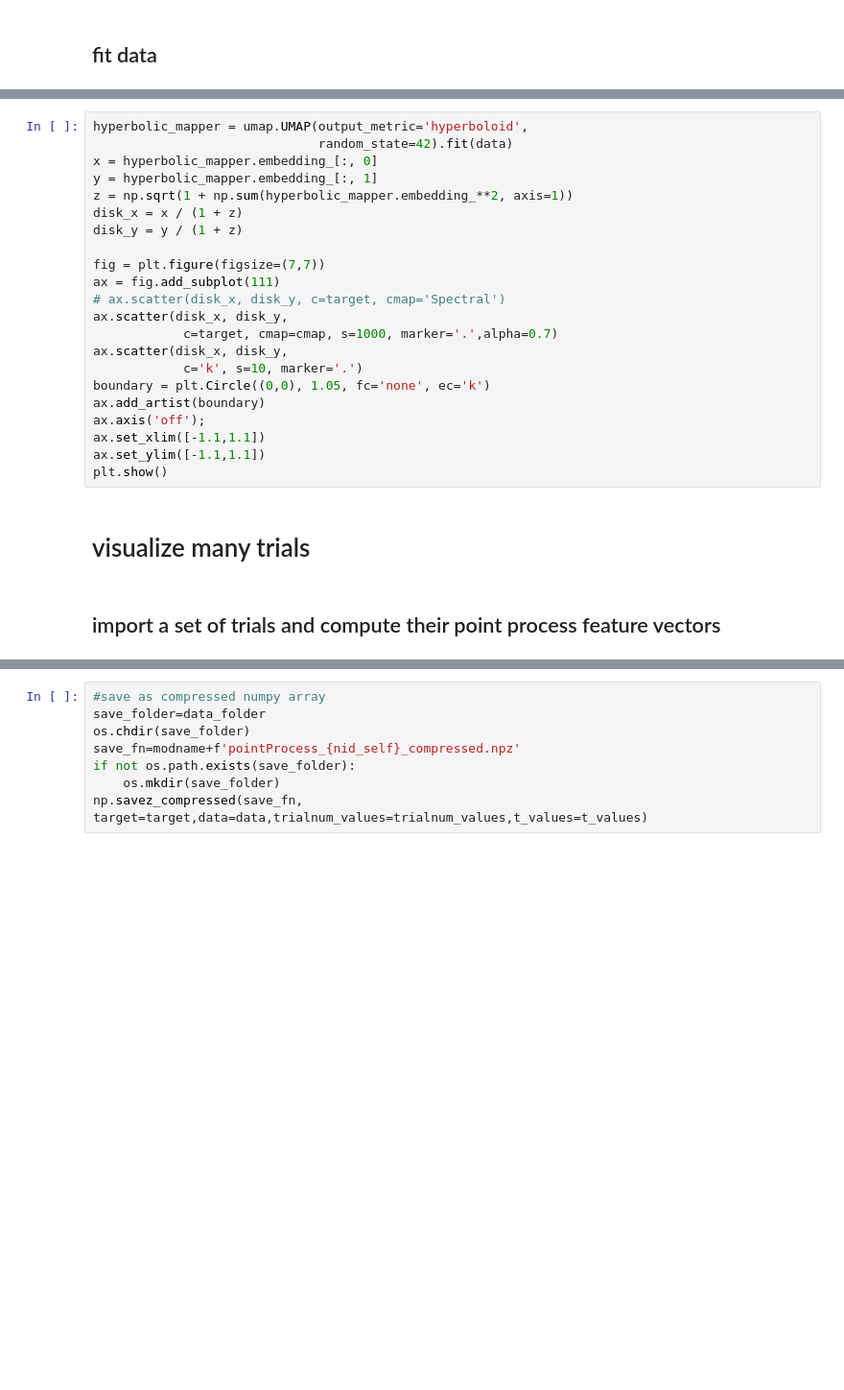
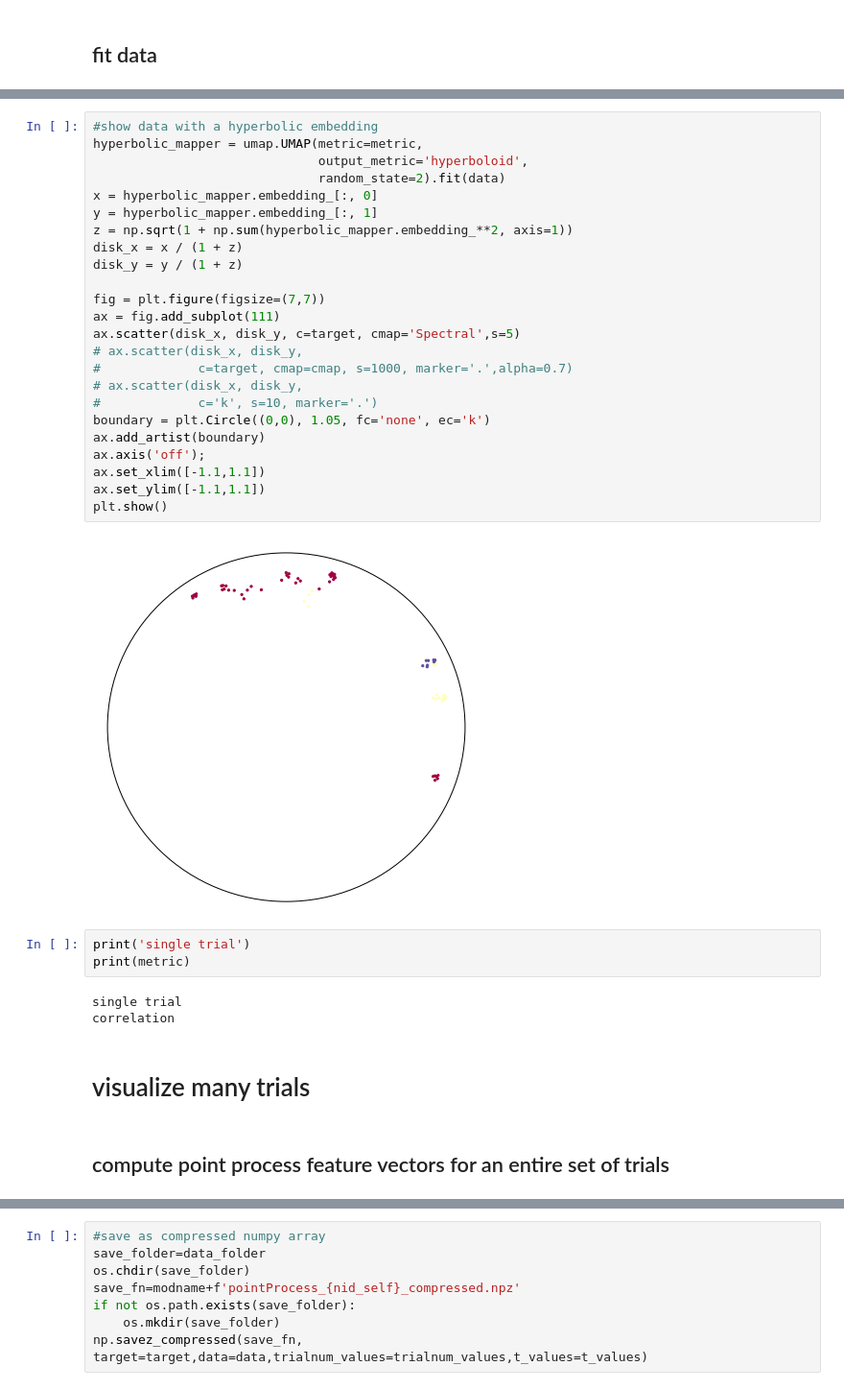
Before and after one commit to TimtheTyrant/neurophysics, a Jupyter notebook: notebooks/Visualizing Nonlinear Dimension Reduction of Neural Point Processes.ipynb, the cells around one changed output, grey strips where cells are left out. Shown at 96% size. Drawn from its saved outputs; the diff is of its cells as text; blank space fills up the shorter version.

```diff
--- a/notebooks/Visualizing Nonlinear Dimension Reduction of Neural Point Processes.ipynb
+++ b/notebooks/Visualizing Nonlinear Dimension Reduction of Neural Point Processes.ipynb
@@ -168,29 +197,39 @@ fig.show()
 # %%
-hyperbolic_mapper = umap.UMAP(output_metric='hyperboloid',
-                              random_state=42).fit(data)
+#show data with a hyperbolic embedding
+hyperbolic_mapper = umap.UMAP(metric=metric,
+                              output_metric='hyperboloid',
+                              random_state=2).fit(data)
 x = hyperbolic_mapper.embedding_[:, 0]
 y = hyperbolic_mapper.embedding_[:, 1]
 z = np.sqrt(1 + np.sum(hyperbolic_mapper.embedding_**2, axis=1))
 disk_x = x / (1 + z)
 disk_y = y / (1 + z)
 
 fig = plt.figure(figsize=(7,7))
 ax = fig.add_subplot(111)
-# ax.scatter(disk_x, disk_y, c=target, cmap='Spectral')
-ax.scatter(disk_x, disk_y,
-            c=target, cmap=cmap, s=1000, marker='.',alpha=0.7)
-ax.scatter(disk_x, disk_y,
-            c='k', s=10, marker='.')
+ax.scatter(disk_x, disk_y, c=target, cmap='Spectral',s=5)
+# ax.scatter(disk_x, disk_y,
+#             c=target, cmap=cmap, s=1000, marker='.',alpha=0.7)
+# ax.scatter(disk_x, disk_y,
+#             c='k', s=10, marker='.')
 boundary = plt.Circle((0,0), 1.05, fc='none', ec='k')
 ax.add_artist(boundary)
 ax.axis('off');
 ax.set_xlim([-1.1,1.1])
 ax.set_ylim([-1.1,1.1])
 plt.show()
+# %% [output]
+[figure, added]
+# %%
+print('single trial')
+print(metric)
+# %% [output]
+single trial
+correlation
 # %% [markdown]
 # visualize many trials
 # %% [markdown]
-## import a set of trials and compute their point process feature vectors
+## compute point process feature vectors for an entire set of trials
 # %%
 #load a single set of trials into notebook memory
 data_folder=f"{nb_dir}/Data/Archie"
```
Also changed, not shown: parts of 53 cells of this notebook, 1 other file.
